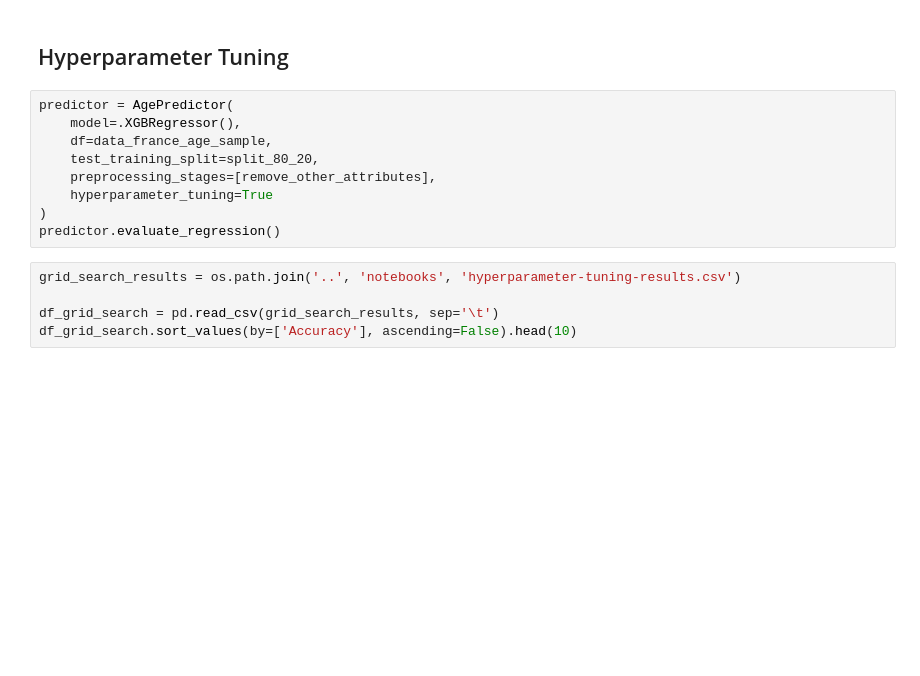
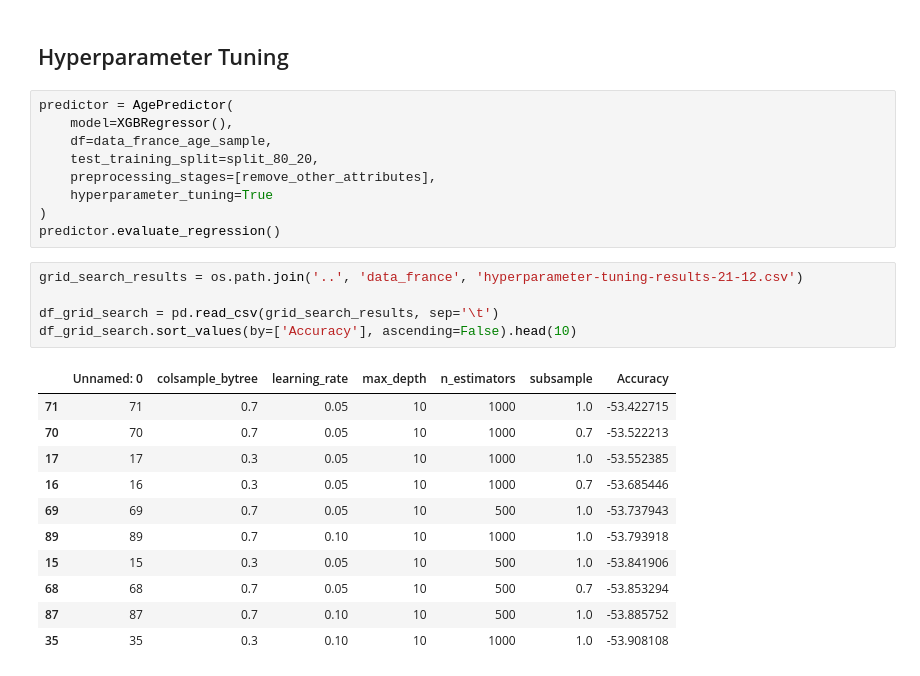
Before and after one commit to ai4up/ufo-prediction, a Jupyter notebook: notebooks/experiments_age.ipynb, the cells around one changed output. Drawn from its saved outputs; the diff is of its cells as text; blank space fills up the shorter version.

```diff
--- a/notebooks/experiments_age.ipynb
+++ b/notebooks/experiments_age.ipynb
@@ -149,7 +219,7 @@ Pass the following variables as keyword args: x, y. From version 0.12, the only
 ## Hyperparameter Tuning
 # %%
 predictor = AgePredictor(
-    model=.XGBRegressor(),
+    model=XGBRegressor(),
     df=data_france_age_sample,
     test_training_split=split_80_20,
     preprocessing_stages=[remove_other_attributes],
@@ -157,10 +227,22 @@ predictor = AgePredictor(
 )
 predictor.evaluate_regression()
 # %%
-grid_search_results = os.path.join('..', 'notebooks', 'hyperparameter-tuning-results.csv')
+grid_search_results = os.path.join('..', 'data_france', 'hyperparameter-tuning-results-21-12.csv')
 
 df_grid_search = pd.read_csv(grid_search_results, sep='\t')
 df_grid_search.sort_values(by=['Accuracy'], ascending=False).head(10)
+# %% [output]
+|  | Unnamed: 0 | colsample_bytree | learning_rate | max_depth | n_estimators | subsample | Accuracy |
+| 71 | 71 | 0.7 | 0.05 | 10 | 1000 | 1.0 | -53.422715 |
+| 70 | 70 | 0.7 | 0.05 | 10 | 1000 | 0.7 | -53.522213 |
+| 17 | 17 | 0.3 | 0.05 | 10 | 1000 | 1.0 | -53.552385 |
+| 16 | 16 | 0.3 | 0.05 | 10 | 1000 | 0.7 | -53.685446 |
+| 69 | 69 | 0.7 | 0.05 | 10 | 500 | 1.0 | -53.737943 |
+| 89 | 89 | 0.7 | 0.10 | 10 | 1000 | 1.0 | -53.793918 |
+| 15 | 15 | 0.3 | 0.05 | 10 | 500 | 1.0 | -53.841906 |
+| 68 | 68 | 0.7 | 0.05 | 10 | 500 | 0.7 | -53.853294 |
+| 87 | 87 | 0.7 | 0.10 | 10 | 500 | 1.0 | -53.885752 |
+| 35 | 35 | 0.3 | 0.10 | 10 | 1000 | 1.0 | -53.908108 |
 # %%
 regr = LinearRegression()
 y = df_grid_search[['Accuracy']]
```
Also changed, not shown: parts of 19 cells of this notebook, 6 other files.
